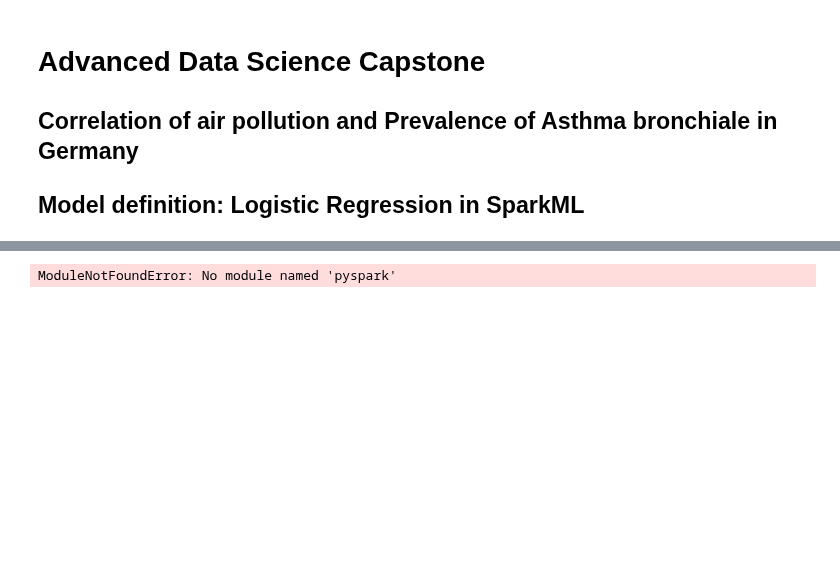
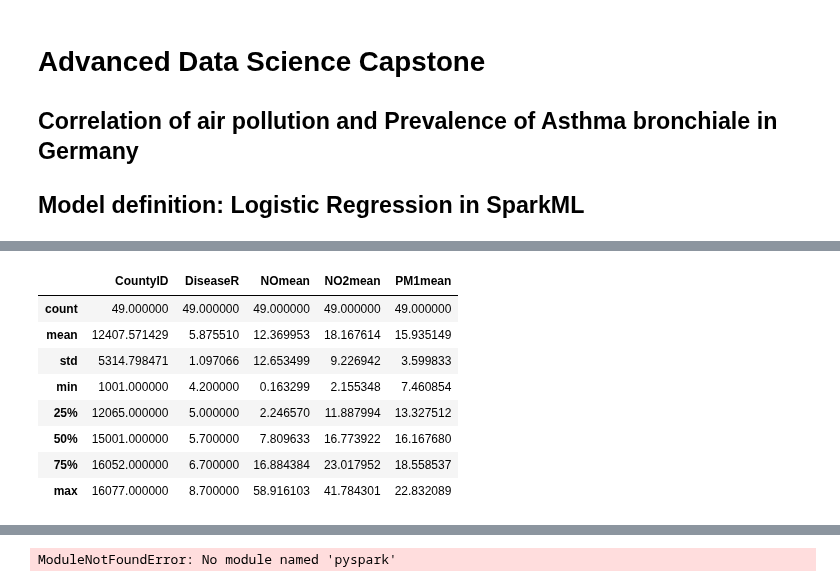
Before and after one commit to EvgenyGorelov/IBM_Coursera_Capstone, a Jupyter notebook: Capstone.model_def.SparkMLlogistRegr.1.0.ipynb, the cells around one changed output, grey strips where cells are left out. Drawn from its saved outputs; the diff is of its cells as text; code cells hidden in the pictures; blank space fills up the shorter version.

```diff
--- a/Capstone.model_def.SparkMLlogistRegr.1.0.ipynb
+++ b/Capstone.model_def.SparkMLlogistRegr.1.0.ipynb
@@ -6,0 +271,7 @@
+# %%
+xlsx_file = pd.ExcelFile("Capstone.rawData/Asthma_2016/data_id_92_kreis11_1_j_1451606400.xlsx")
+print("xls sheet names: ",xlsx_file.sheet_names)
+dfAsthma = xlsx_file.parse('Daten', header=3, decimal=",")
+print(dfAsthma.head(3))
+print("Number of duplicates in Regions-ID column: ", dfAsthma.duplicated(['Regions-ID']).sum())
+#dfAsthma.to_csv('Capstone.ETL/Capstone.etl.dfAsthmaCSV.1.0.csv', index=False)
@@ -6,0 +357,14 @@
+# %%
+FeatureSetLongMean = dfDisease[['Regions-ID','Wert','NOmean','NO2mean','PM1mean']].dropna().reset_index(drop=True)
+FeatureSetLongMean.columns=['CountyID','DiseaseR','NOmean','NO2mean','PM1mean']
+FeatureSetLongMean.describe()
+# %% [output]
+|  | CountyID | DiseaseR | NOmean | NO2mean | PM1mean |
+| count | 49.000000 | 49.000000 | 49.000000 | 49.000000 | 49.000000 |
+| mean | 12407.571429 | 5.875510 | 12.369953 | 18.167614 | 15.935149 |
+| std | 5314.798471 | 1.097066 | 12.653499 | 9.226942 | 3.599833 |
+| min | 1001.000000 | 4.200000 | 0.163299 | 2.155348 | 7.460854 |
+| 25% | 12065.000000 | 5.000000 | 2.246570 | 11.887994 | 13.327512 |
+| 50% | 15001.000000 | 5.700000 | 7.809633 | 16.773922 | 16.167680 |
+| 75% | 16052.000000 | 6.700000 | 16.884384 | 23.017952 | 18.558537 |
+| max | 16077.000000 | 8.700000 | 58.916103 | 41.784301 | 22.832089 |
```
Also changed, not shown: parts of 26 cells of this notebook.
